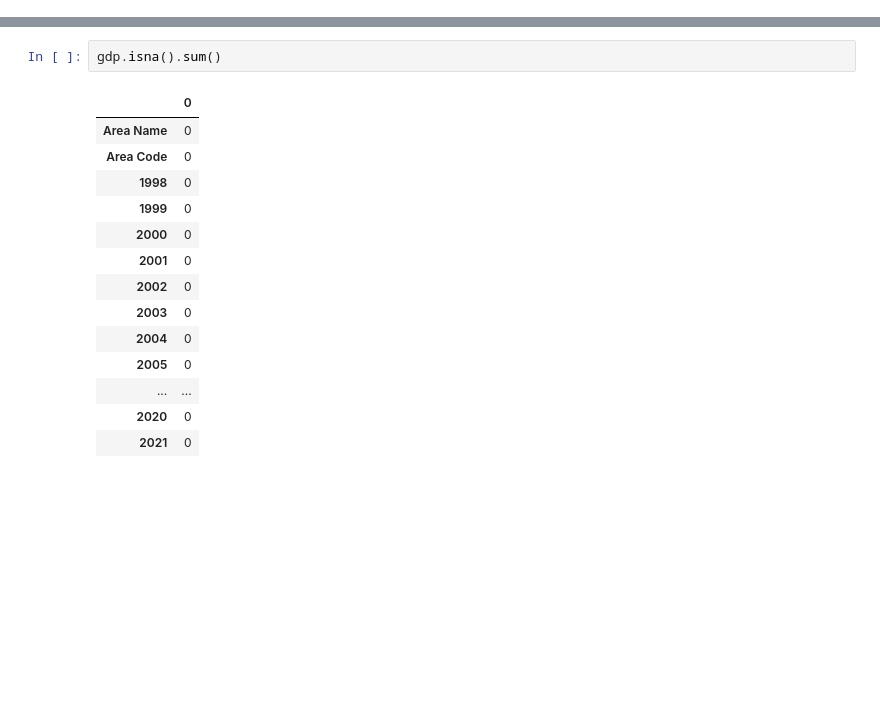
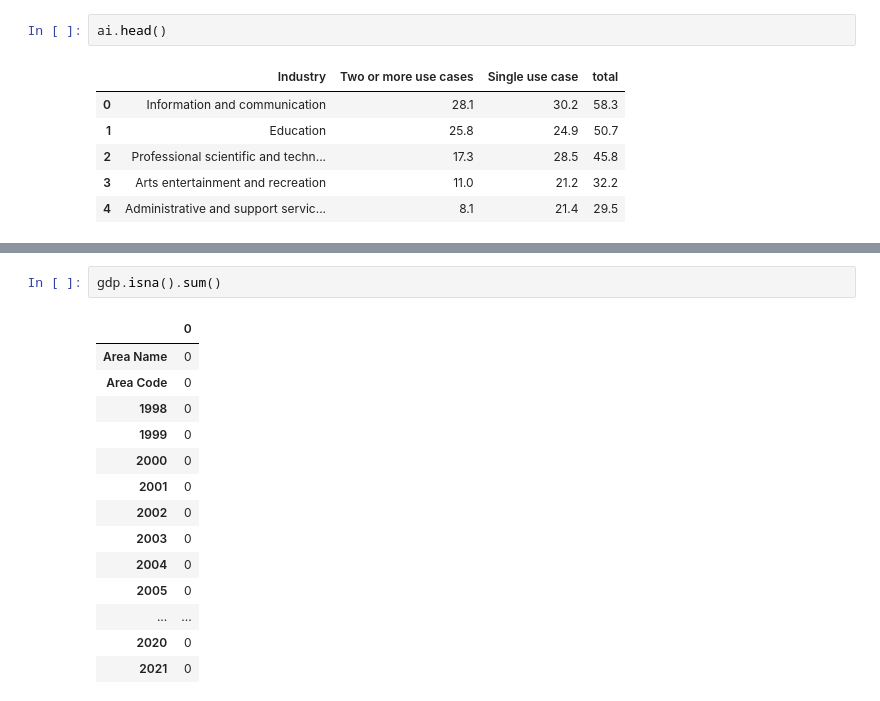
Before and after one commit to isaacchan-hash/basecamp-team-37, a Jupyter notebook: cleaning.ipynb, the cells around one changed output, grey strips where cells are left out. Cells and saved outputs as stored; diff of their text form; blank space fills up the shorter version.

```diff
--- a/cleaning.ipynb
+++ b/cleaning.ipynb
@@ -20 +23,10 @@ gdp.head()
+# %%
+ai.head()
+# %% [output]
+|  | Industry | Two or more use cases | Single use case | total |
+| 0 | Information and communication | 28.1 | 30.2 | 58.3 |
+| 1 | Education | 25.8 | 24.9 | 50.7 |
+| 2 | Professional scientific and techn... | 17.3 | 28.5 | 45.8 |
+| 3 | Arts entertainment and recreation | 11.0 | 21.2 | 32.2 |
+| 4 | Administrative and support servic... | 8.1 | 21.4 | 29.5 |
 # %%
```
Also changed, not shown: parts of 7 cells of this notebook.
